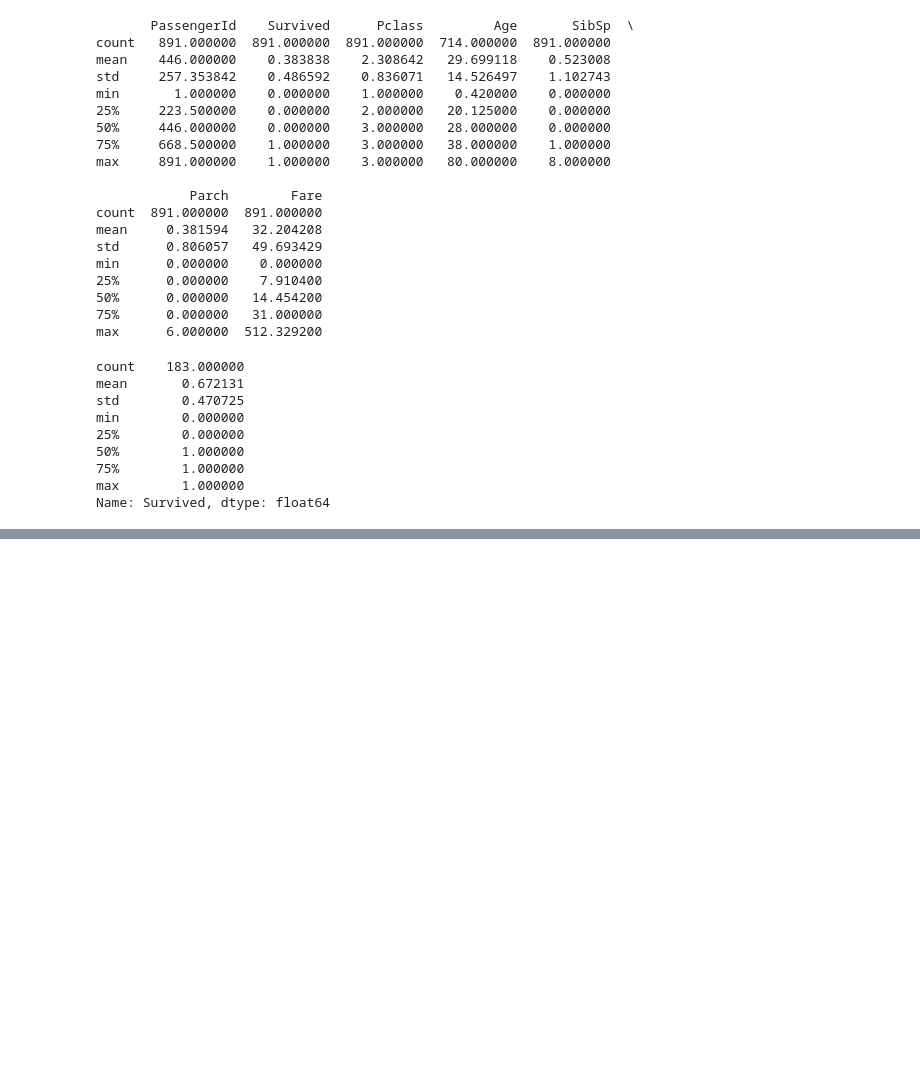
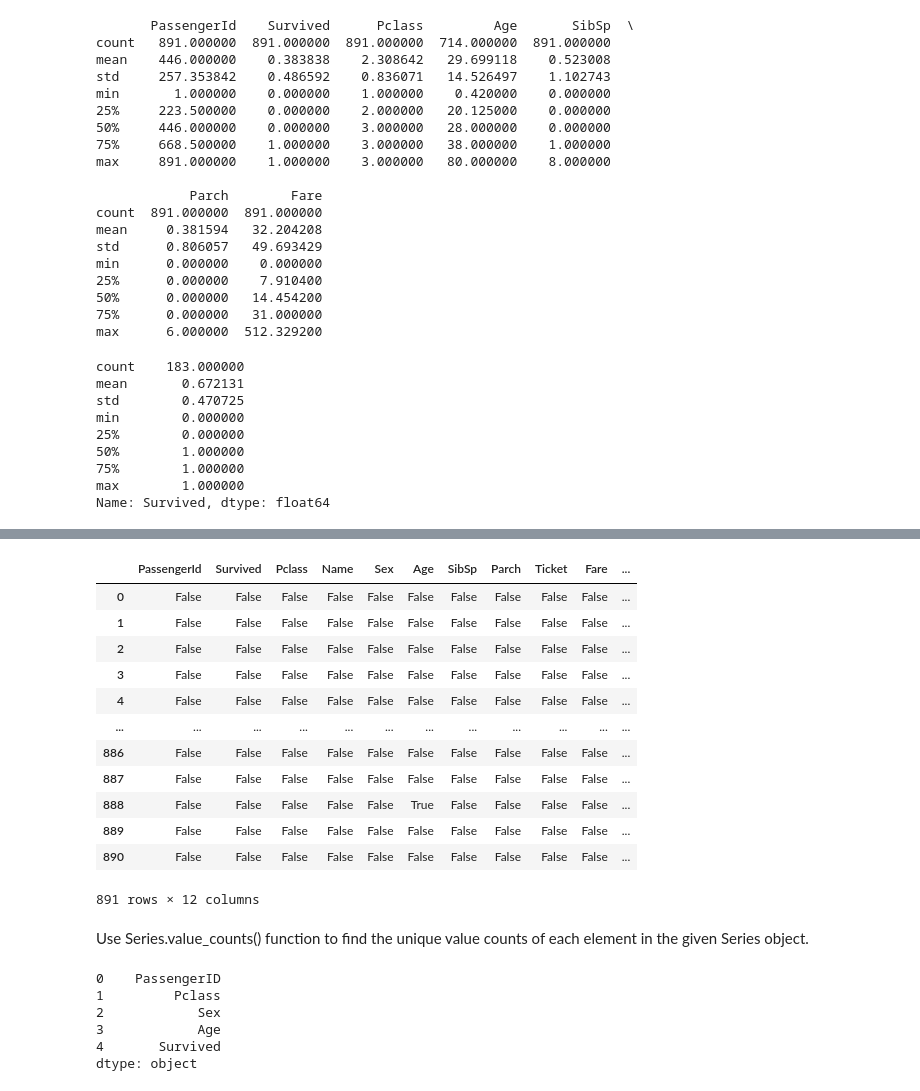
Before and after one commit to sultanaraziamst/pandas, a Jupyter notebook: titanic.ipynb, the cells around one changed output, grey strips where cells are left out. Cells and saved outputs as stored; diff of their text form; code cells hidden in the pictures; blank space fills up the shorter version.

```diff
--- a/titanic.ipynb
+++ b/titanic.ipynb
@@ -176,0 +214,29 @@ Name: Survived, dtype: float64
+# %%
+df.isna()
+# %% [output]
+|  | PassengerId | Survived | Pclass | Name | Sex | Age | SibSp | Parch | Ticket | Fare | ... |
+| 0 | False | False | False | False | False | False | False | False | False | False | ... |
+| 1 | False | False | False | False | False | False | False | False | False | False | ... |
+| 2 | False | False | False | False | False | False | False | False | False | False | ... |
+| 3 | False | False | False | False | False | False | False | False | False | False | ... |
+| 4 | False | False | False | False | False | False | False | False | False | False | ... |
+| ... | ... | ... | ... | ... | ... | ... | ... | ... | ... | ... | ... |
+| 886 | False | False | False | False | False | False | False | False | False | False | ... |
+| 887 | False | False | False | False | False | False | False | False | False | False | ... |
+| 888 | False | False | False | False | False | True | False | False | False | False | ... |
+| 889 | False | False | False | False | False | False | False | False | False | False | ... |
+| 890 | False | False | False | False | False | False | False | False | False | False | ... |
+891 rows × 12 columns
+# %% [markdown]
+Use Series.value_counts() function to find the unique value counts of each element in the given Series object.
+# %%
+sr = pd.Series(['PassengerID', 'Pclass', 'Sex', 'Age','Survived'])
+
+print(sr)
+# %% [output]
+0    PassengerID
+1         Pclass
+2            Sex
+3            Age
+4       Survived
+dtype: object
```
Also changed, not shown: parts of 8 cells of this notebook.
